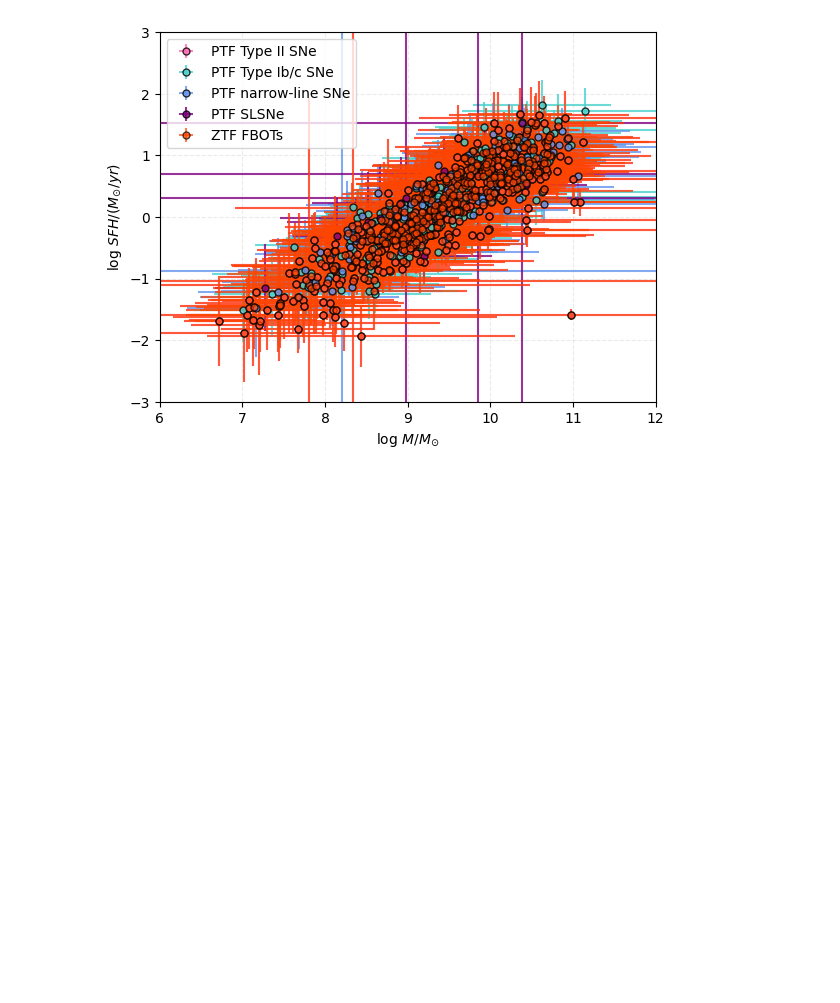
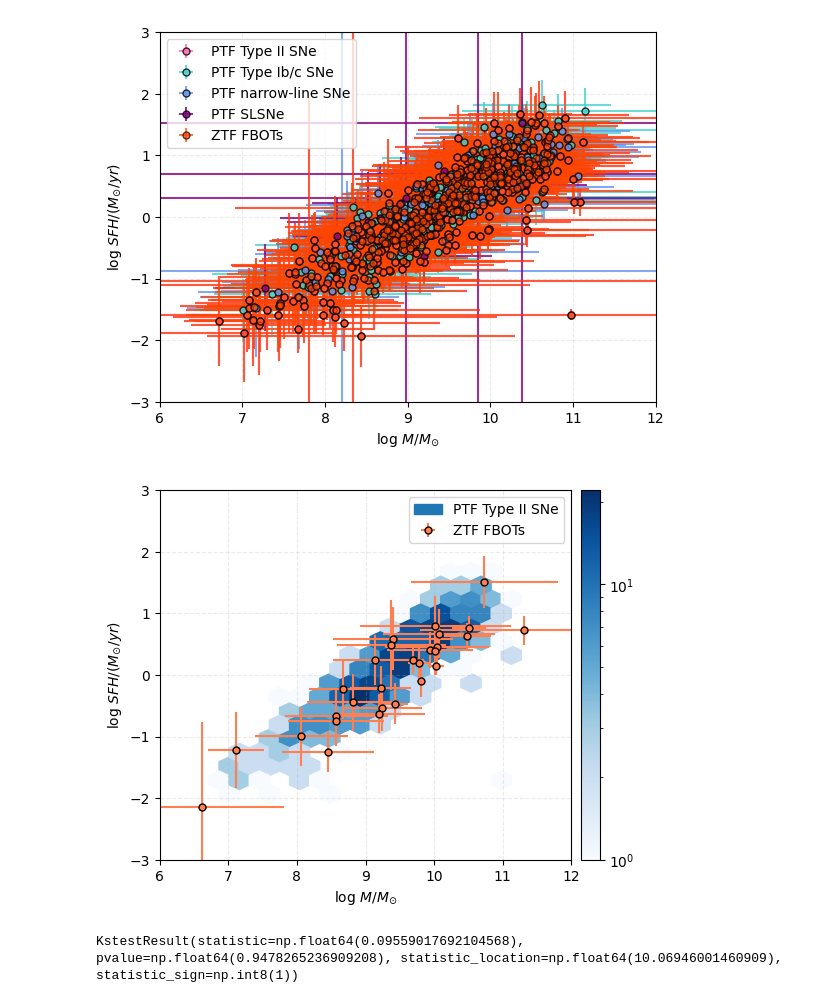
Before and after one commit to aswinsuresh24/sne_hosts, a Jupyter notebook: hosts.ipynb, the cells around one changed output. Cells and saved outputs as stored; diff of their text form; code cells hidden in the pictures; blank space fills up the shorter version.

Commit message:
ks test fbots and sne host mass

```diff
--- a/hosts.ipynb
+++ b/hosts.ipynb
@@ -383,3 +363,23 @@ plt.ylim(-3, 3)
 plt.show()
 # %% [output]
 [figure]
+# %%
+plt.errorbar(subtable_fbots['log_stellar_mass'], subtable_fbots['log_sfh'], yerr = subtable_fbots['log_stellar_mass_err'],
+             xerr = subtable_fbots['log_sfh_err'], marker = 'o', markerfacecolor = 'coral', markeredgecolor = 'black',
+             ecolor = 'coral', markersize = 5, linestyle = 'none', label = 'ZTF FBOTs')
+plt.hexbin(subtable_ii['log_stellar_mass'], subtable_ii['log_sfh'], gridsize = 15, cmap = 'Blues', norm='log', label = 'PTF Type II SNe')
+plt.colorbar(pad = 0.02)
+plt.grid(alpha = 0.25, linestyle = '--')
+plt.xlabel(r'log $M/M_{\odot}$')
+plt.ylabel(r'log $SFH/(M_{\odot}/yr)$')
+plt.legend()
+plt.xlim(6, 12)
+plt.ylim(-3, 3)
+plt.show()
+# %% [output]
+[figure, added]
+# %%
+from scipy.stats import kstest
+kstest(subtable_fbots['log_stellar_mass'], subtable_ii['log_stellar_mass'])
+# %% [output]
+KstestResult(statistic=np.float64(0.09559017692104568), pvalue=np.float64(0.9478265236909208), statistic_location=np.float64(10.06946001460909), statistic_sign=np.int8(1))
```
Also changed, not shown: parts of 5 cells of this notebook.
